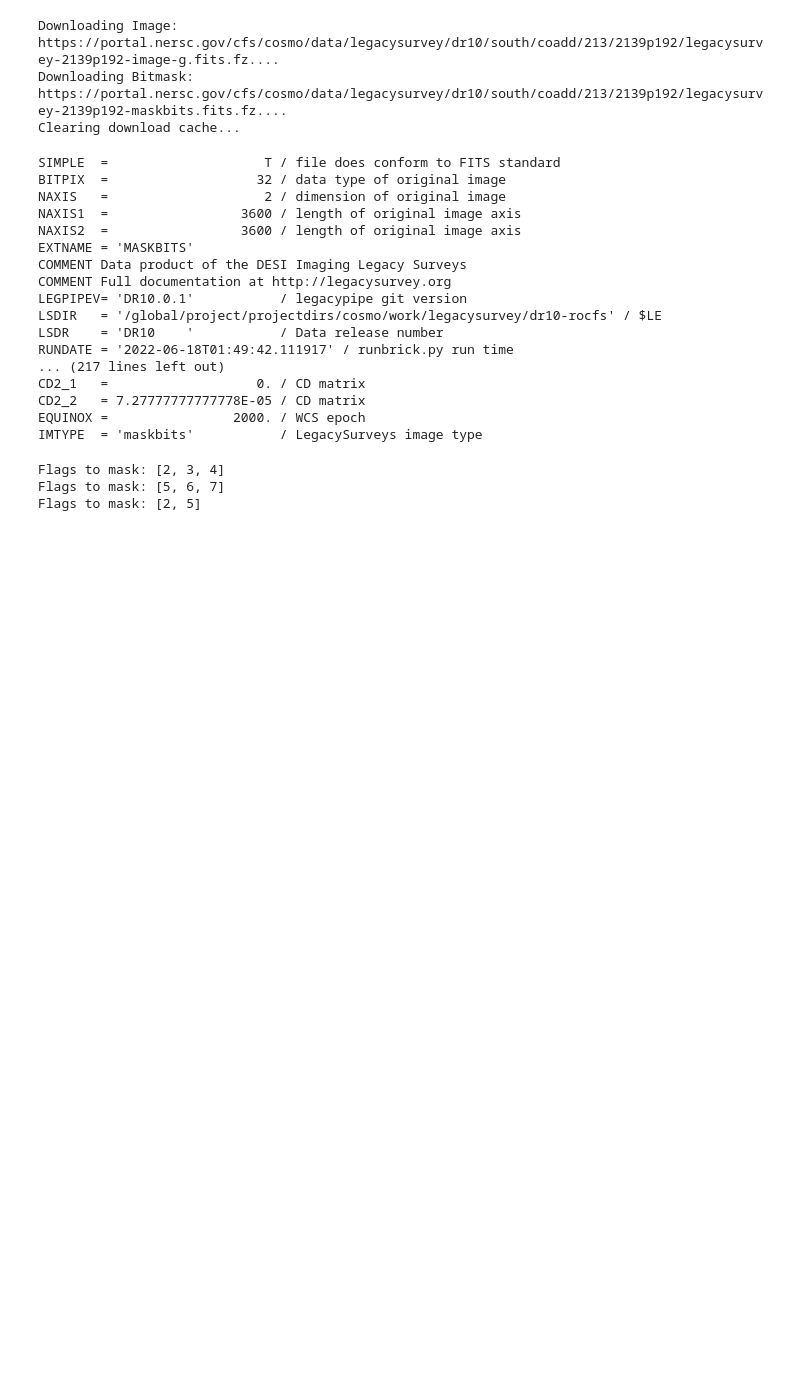
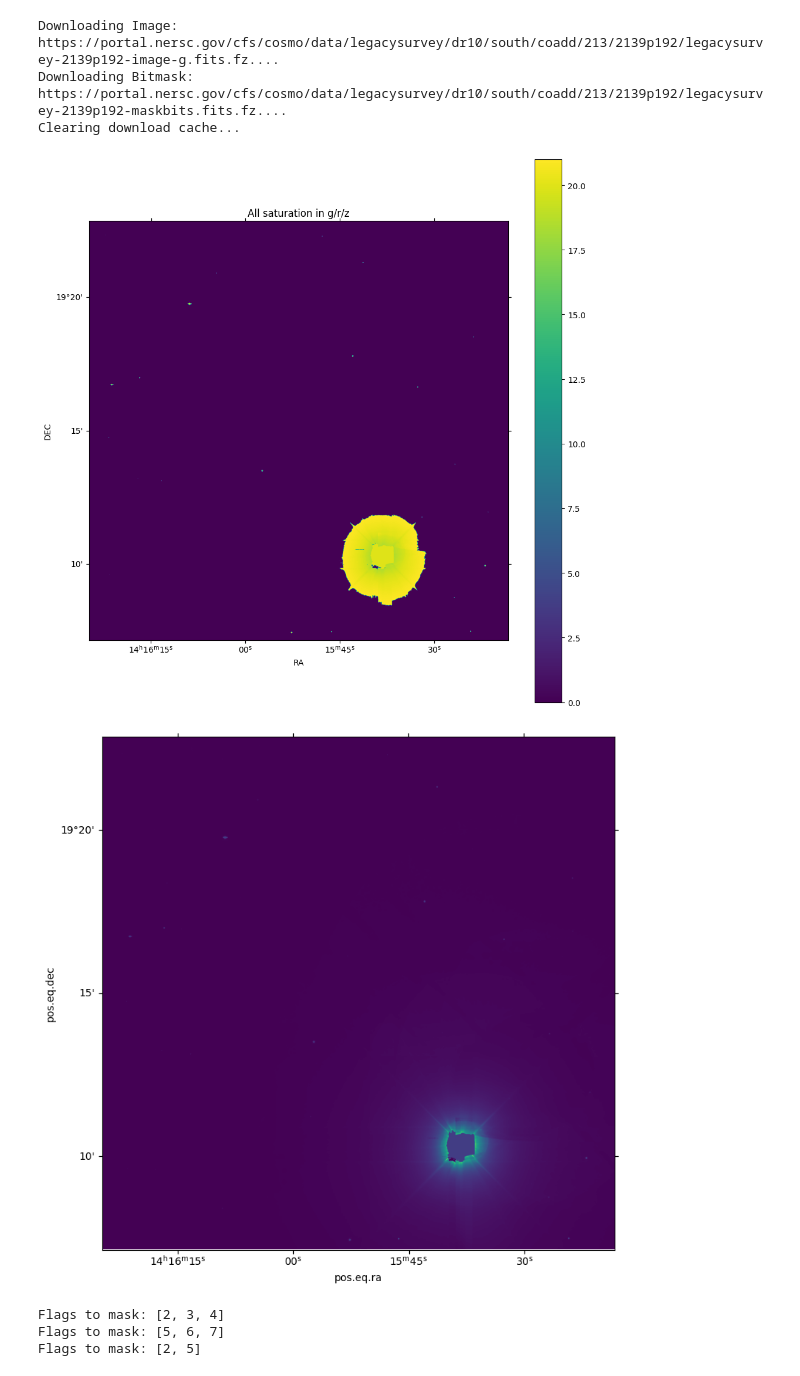
Before and after one commit to cyb0rb/WiFeS_Catalog, a Jupyter notebook: query_images.ipynb, the cells around one changed output. Saved outputs shown, nothing was run; the diff lists cells and outputs as text; code cells hidden in the pictures; blank space fills up the shorter version.

Commit message:
Magnitude verification with Arcturus

```diff
--- a/query_images.ipynb
+++ b/query_images.ipynb
@@ -303,26 +294,39 @@ arc_head, arc_data, arc_bit_head, arc_bit_data = obtain_image(arcturus, "g", res
 Downloading Image: https://portal.nersc.gov/cfs/cosmo/data/legacysurvey/dr10/south/coadd/213/2139p192/legacysurvey-2139p192-image-g.fits.fz....
 Downloading Bitmask: https://portal.nersc.gov/cfs/cosmo/data/legacysurvey/dr10/south/coadd/213/2139p192/legacysurvey-2139p192-maskbits.fits.fz....
 Clearing download cache...
-# %%
-arc_bitmask[1].header
-# %% [output]
-SIMPLE  =                    T / file does conform to FITS standard
-BITPIX  =                   32 / data type of original image
-NAXIS   =                    2 / dimension of original image
-NAXIS1  =                 3600 / length of original image axis
-NAXIS2  =                 3600 / length of original image axis
-EXTNAME = 'MASKBITS'
-COMMENT Data product of the DESI Imaging Legacy Surveys
-COMMENT Full documentation at http://legacysurvey.org
-LEGPIPEV= 'DR10.0.1'           / legacypipe git version
-LSDIR   = '/global/project/projectdirs/cosmo/work/legacysurvey/dr10-rocfs' / $LE
-LSDR    = 'DR10    '           / Data release number
-RUNDATE = '2022-06-18T01:49:42.111917' / runbrick.py run time
-... (217 lines left out)
-CD2_1   =                   0. / CD matrix
-CD2_2   = 7.27777777777778E-05 / CD matrix
-EQUINOX =                2000. / WCS epoch
-IMTYPE  = 'maskbits'           / LegacySurveys image type
+# %%
+def pix_to_mag(data):
+    return 22.5 - 2.5*np.log10(data)
+
+def mag_to_pix(data):
+    return 10**((22.5-data)/2.5)
+
+
+wcs = WCS(arc_head)
+arc_data_magnitude = pix_to_mag(arc_data)
+bright_data = np.zeros_like(arc_data_magnitude)
+
+for i, row in enumerate(arc_data_magnitude):
+    bright_data[i] = [pix if pix <= 21 else 0 for pix in row]
+    # if pix <= 21:
+    #     bright_data[i] = pix
+# bright_data = bright_data & arc_data_magnitude <= 21
+
+fig = plt.figure(figsize=(10, 10))
+ax = plt.subplot(111, projection=wcs)
+lon = ax.coords['ra']
+lat = ax.coords['dec']
+# plt.imshow(arc_data_magnitude)
+plt.imshow(bright_data)
+plt.colorbar(ax=ax)
+ax.set(title="All saturation in g/r/z", xlabel="RA", ylabel="DEC")
+
+plt.tight_layout()
+
+plot_image(arc_head, arc_data)
+# %% [output]
+[figure, added]
+[figure, added]
 # %%
 def find_bad_pixels(bitmask_array, flags):
     """Returns an array of the same shape of the bitmask with 1's where 'bad pixels' are located
```
Also changed, not shown: parts of 3 cells of this notebook.
